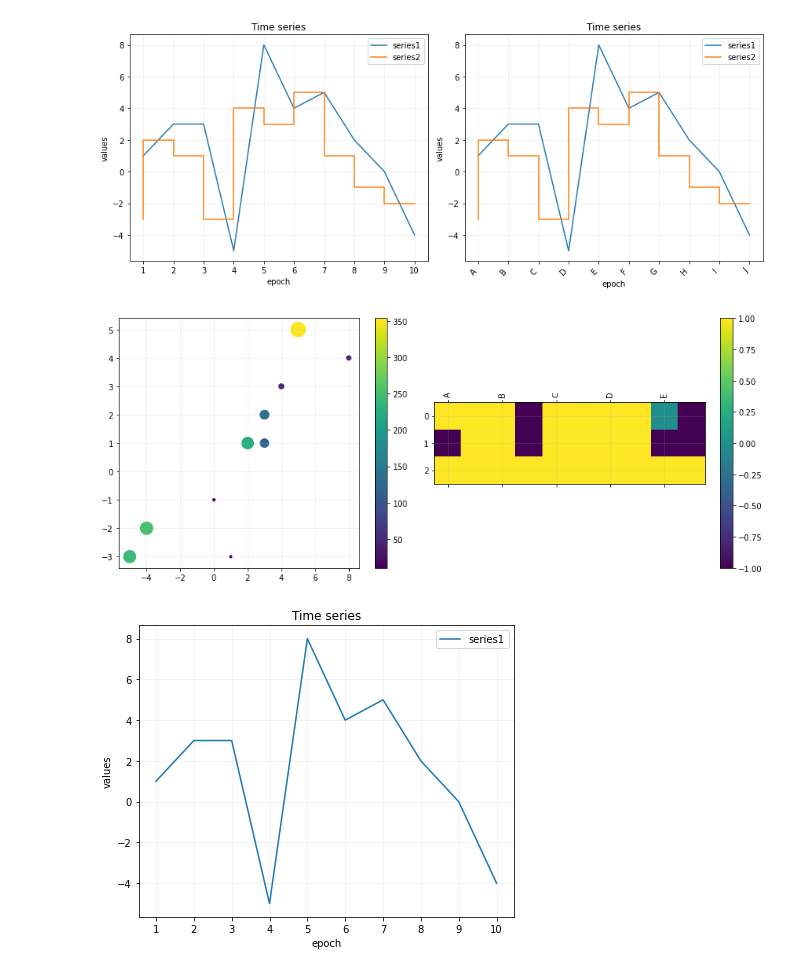
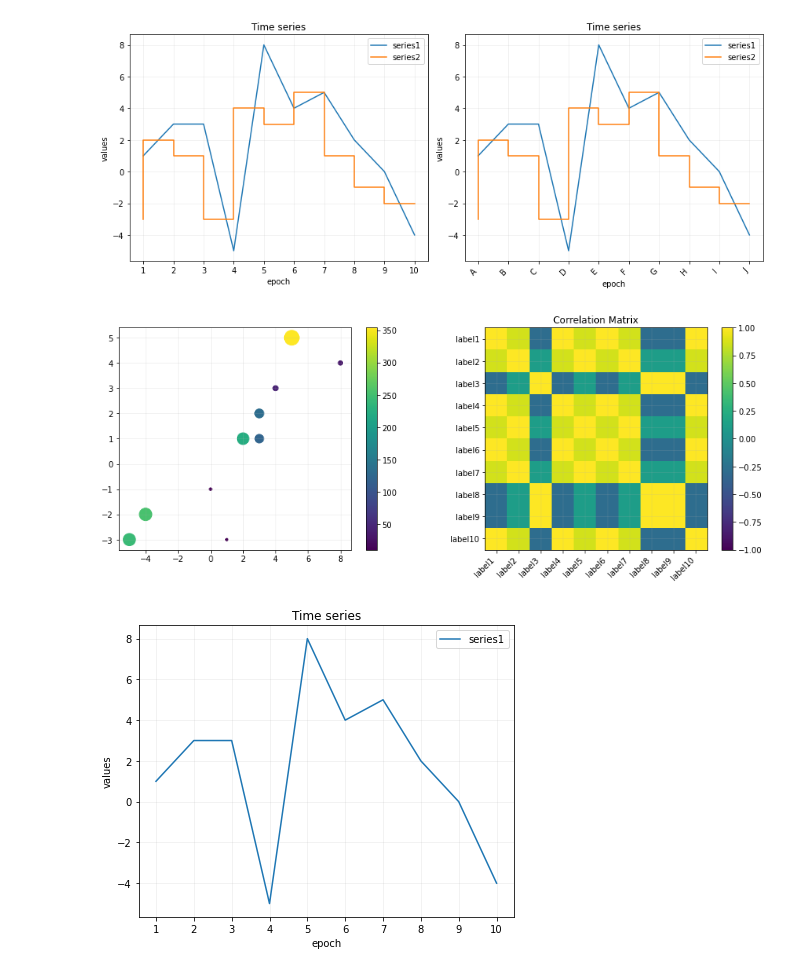
Before and after one commit to thesfinox/mltools, a Jupyter notebook: jupyter/libplot.ipynb, the cells around one changed output. Drawn from its saved outputs; the diff is of its cells as text; code cells hidden in the pictures.

Commit message:
Improvement to plot correlation matrix, etc.
Signed-off-by: Riccardo Finotello <riccardo.finotello@gmail.com>

```diff
--- a/jupyter/libplot.ipynb
+++ b/jupyter/libplot.ipynb
@@ -467,16 +449,18 @@ plot.save_and_close('time_series')
 # %% [output]
 [figure]
 # %%
+import pandas as pd
+
 # scatter and matrix plot
 c = [10, 132, 121, 243, 32, 43, 354, 223, 11, 254]
-M = [y1, y2, c] / np.max(M)
+M = pd.DataFrame(dict(label1=y1, label2=y2, label3=c, label4=y1, label5=y2, label6=y1, label7=y2, label8=c, label9=c, label10=y1)).corr()
 
 plot = Plot(rows=1, columns=2)
 plot.scatter2D(data=[y1, y2, c], axis=0)
-plot.matrix(data=M, axis=1, xticks=labels)
+plot.matrix(data=M, axis=1, title='Correlation Matrix', xticks=M.columns, yticks=M.columns)
 plot.save_and_close('scatter_and_matrix')
 # %% [output]
-[figure, old version]
+[figure, new version]
 # %%
 # single plot, inline interface
 Plot().series2D(data=y1, step=False, title='Time series', xlabel='epoch', ylabel='values', legend='series1').save_and_close('single_series')
```
Also changed, not shown: parts of 1 cell of this notebook, 1 other file.
